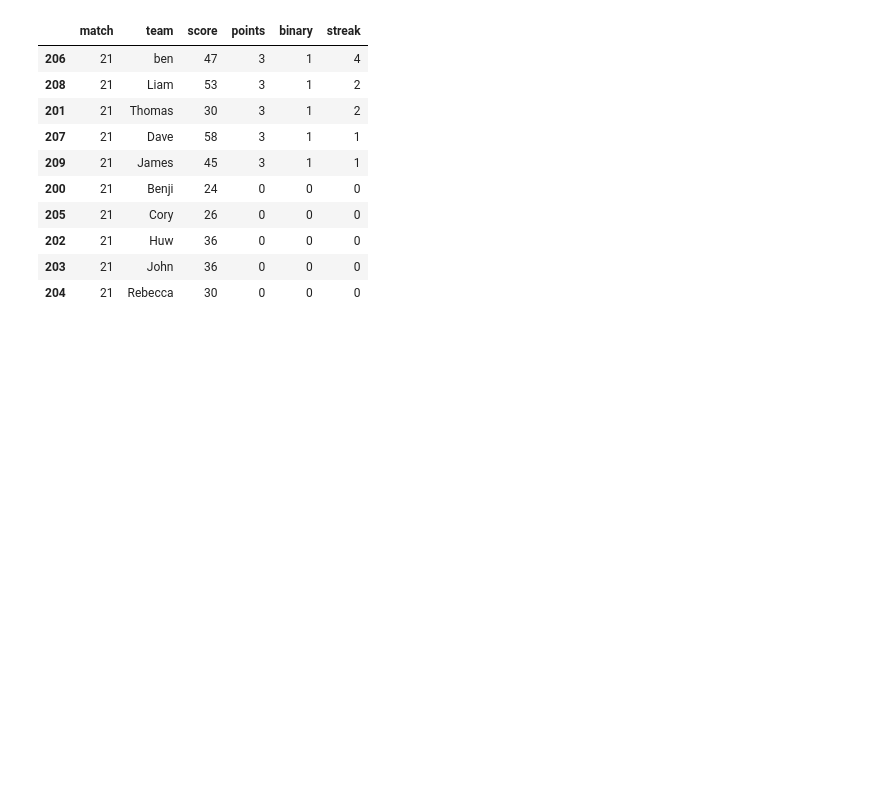
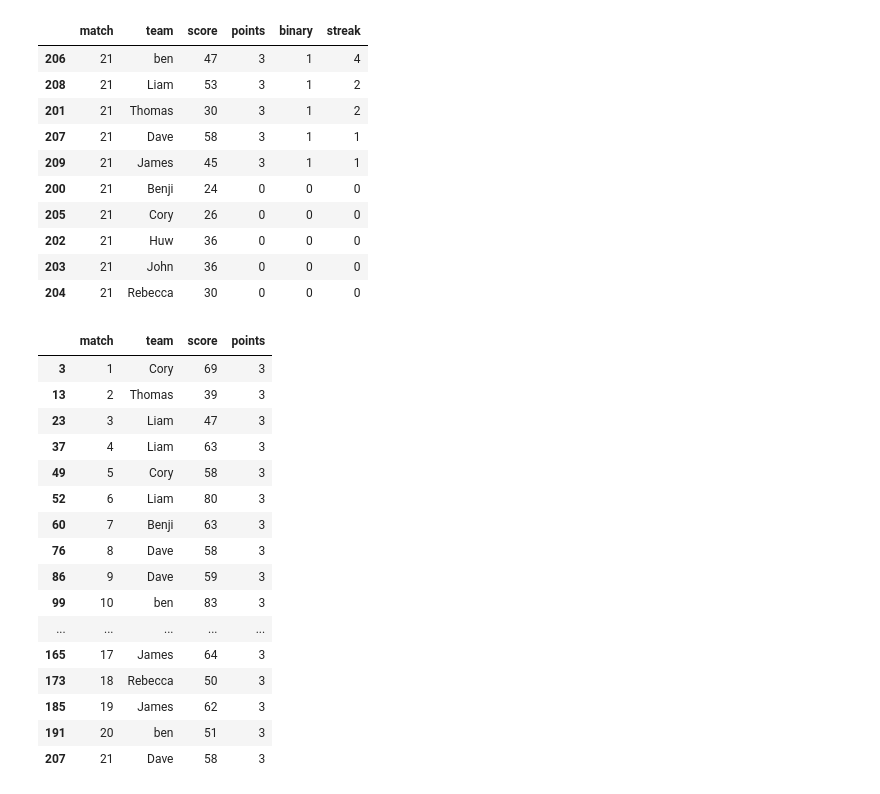
Before and after one commit to leej11/fpl_draft_league, a Jupyter notebook: fpl_draft_lague.ipynb, the cells around one changed output. Cells and saved outputs as stored; diff of their text form; code cells hidden in the pictures; blank space fills up the shorter version.

Commit message:
Highscores work

```diff
--- a/fpl_draft_lague.ipynb
+++ b/fpl_draft_lague.ipynb
@@ -113,3 +113,5 @@ df[df['match'] == df.match.max()].sort_values(by='streak', ascending=False)
 | 202 | 21 | Huw | 36 | 0 | 0 | 0 |
 | 203 | 21 | John | 36 | 0 | 0 | 0 |
 | 204 | 21 | Rebecca | 30 | 0 | 0 | 0 |
+# %%
+matches_group = matches_df_stacked.groupby('match')
@@ -115,0 +120,22 @@ df[df['match'] == df.match.max()].sort_values(by='streak', ascending=False)
+# %%
+gw_highscores = matches_df_stacked.iloc[matches_group['score'].idxmax()]
+# %%
+gw_highscores
+# %% [output]
+|  | match | team | score | points |
+| 3 | 1 | Cory | 69 | 3 |
+| 13 | 2 | Thomas | 39 | 3 |
+| 23 | 3 | Liam | 47 | 3 |
+| 37 | 4 | Liam | 63 | 3 |
+| 49 | 5 | Cory | 58 | 3 |
+| 52 | 6 | Liam | 80 | 3 |
+| 60 | 7 | Benji | 63 | 3 |
+| 76 | 8 | Dave | 58 | 3 |
+| 86 | 9 | Dave | 59 | 3 |
+| 99 | 10 | ben | 83 | 3 |
+| ... | ... | ... | ... | ... |
+| 165 | 17 | James | 64 | 3 |
+| 173 | 18 | Rebecca | 50 | 3 |
+| 185 | 19 | James | 62 | 3 |
+| 191 | 20 | ben | 51 | 3 |
+| 207 | 21 | Dave | 58 | 3 |
```
Also changed, not shown: parts of 4 cells of this notebook.
